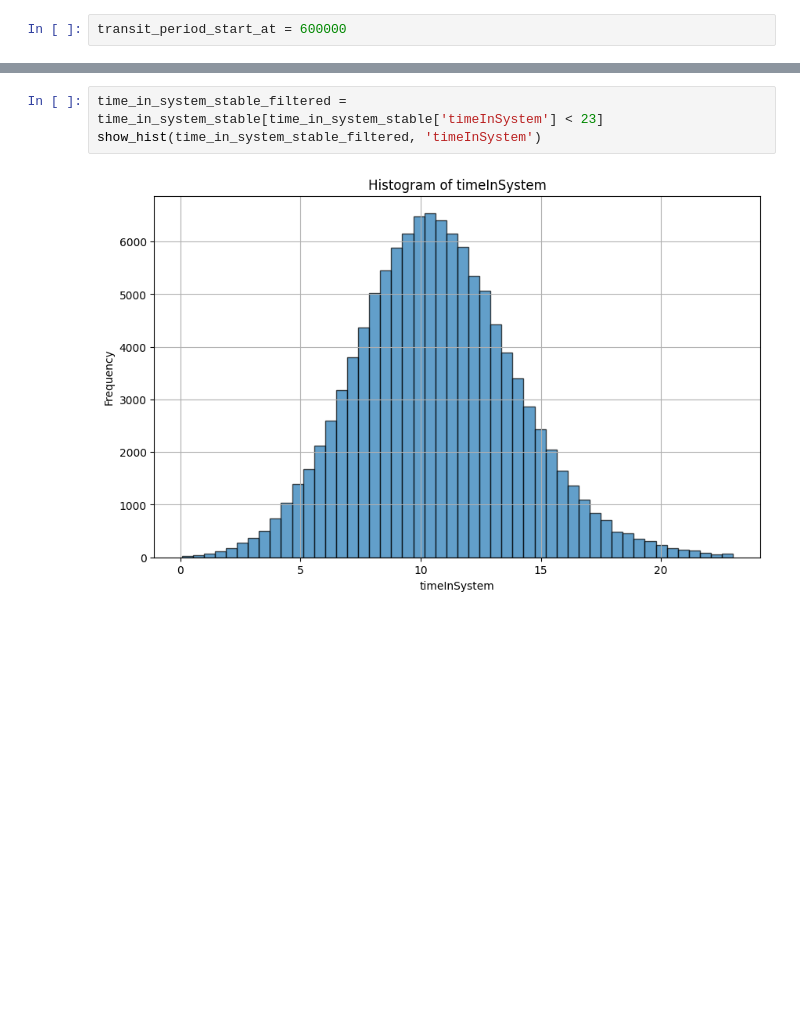
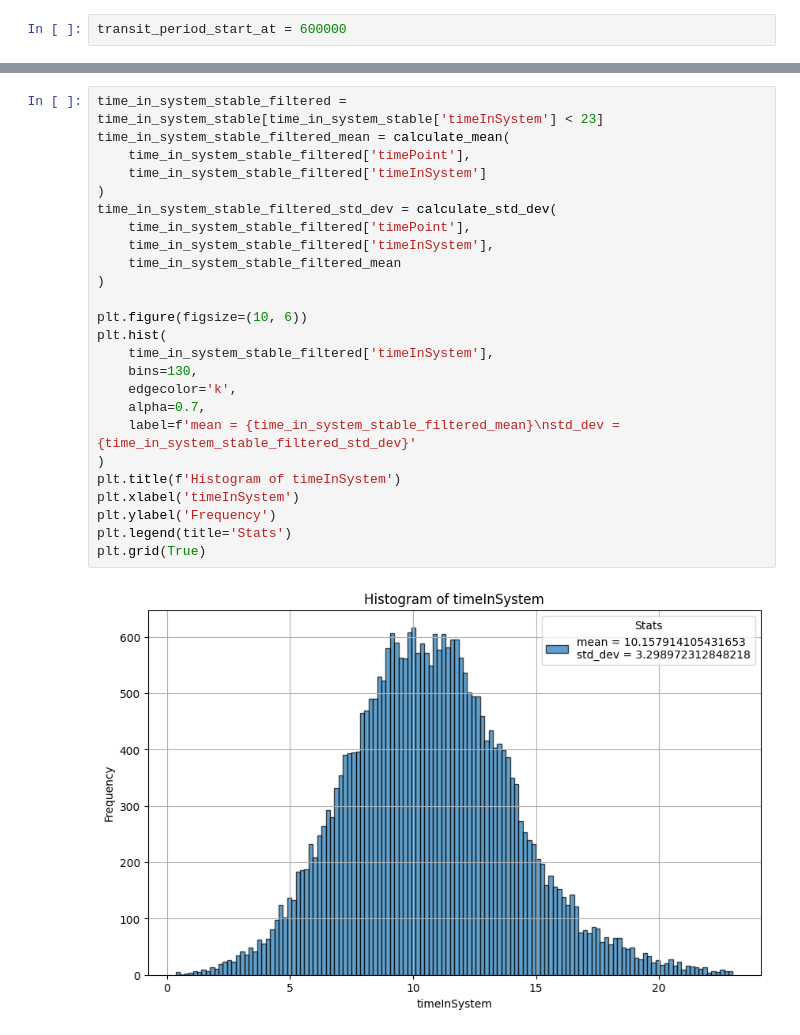
Before and after one commit to SideShowBoBGOT/system_modelling_seventh_semester, a Jupyter notebook: course_work/main.ipynb, the cells around one changed output, grey strips where cells are left out. Cells and saved outputs as stored; diff of their text form; blank space fills up the shorter version.

```diff
--- a/course_work/main.ipynb
+++ b/course_work/main.ipynb
@@ -245,5 +276,27 @@ show_hist(time_wait_allocate_stable, 'timeWaitAllocate')
-# %%
-time_in_system_stable_filtered = time_in_system_stable[time_in_system_stable['timeInSystem'] < 23]
-show_hist(time_in_system_stable_filtered, 'timeInSystem')
-# %% [output]
-[figure, removed]
+# %%
+time_in_system_stable_filtered = time_in_system_stable[time_in_system_stable['timeInSystem'] < 23]
+time_in_system_stable_filtered_mean = calculate_mean(
+    time_in_system_stable_filtered['timePoint'],
+    time_in_system_stable_filtered['timeInSystem']
+)
+time_in_system_stable_filtered_std_dev = calculate_std_dev(
+    time_in_system_stable_filtered['timePoint'],
+    time_in_system_stable_filtered['timeInSystem'],
+    time_in_system_stable_filtered_mean
+)
+
+plt.figure(figsize=(10, 6))
+plt.hist(
+    time_in_system_stable_filtered['timeInSystem'],
+    bins=130,
+    edgecolor='k',
+    alpha=0.7,
+    label=f'mean = {time_in_system_stable_filtered_mean}\nstd_dev = {time_in_system_stable_filtered_std_dev}'
+)
+plt.title(f'Histogram of timeInSystem')
+plt.xlabel('timeInSystem')
+plt.ylabel('Frequency')
+plt.legend(title='Stats')
+plt.grid(True)
+# %% [output]
+[figure, added]
```
Also changed, not shown: parts of 16 cells of this notebook, 1 other file.
